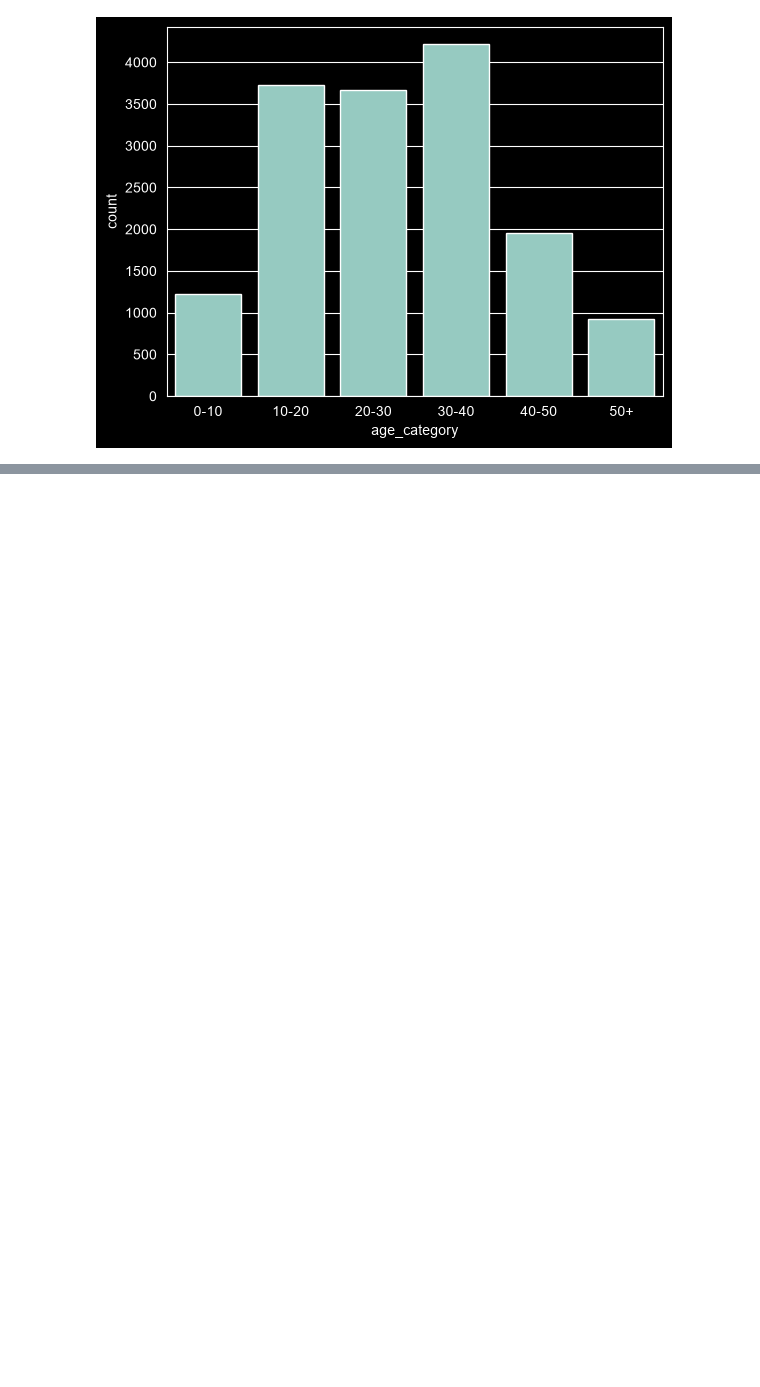
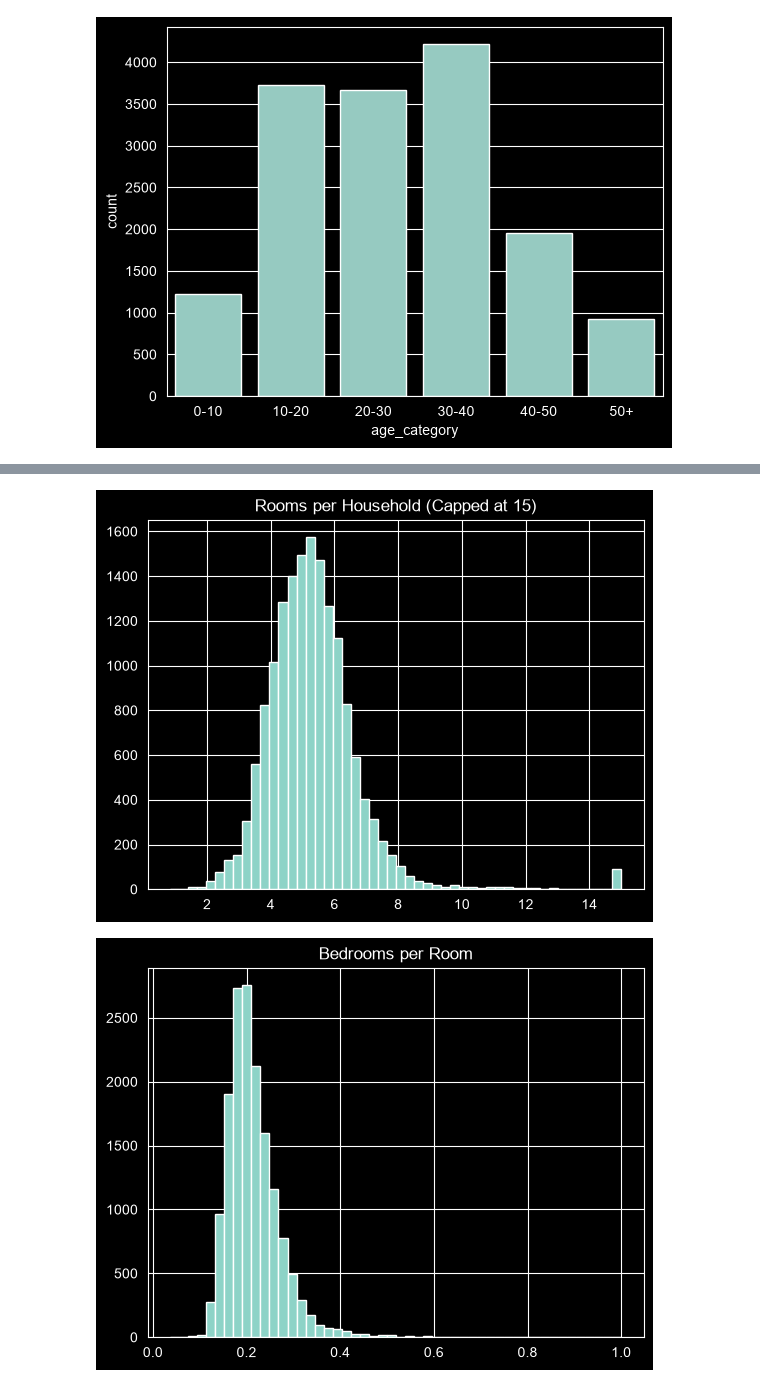
Before and after one commit to Nezzusa/HousingPredictionML, a Jupyter notebook: data Analysis.ipynb, the cells around one changed output, grey strips where cells are left out. Drawn from its saved outputs; the diff is of its cells as text; code cells hidden in the pictures; blank space fills up the shorter version.

```diff
--- a/data Analysis.ipynb
+++ b/data Analysis.ipynb
@@ -265,0 +270,15 @@ train_set.head()
+# %%
+train_set['population_per_household'] = train_set['population']/train_set['households']
+train_set['rooms_per_household'] = train_set['total_rooms']/train_set['households']
+train_set['bedrooms_per_room'] = train_set['total_bedrooms']/train_set['total_rooms']
+# %%
+train_set['rooms_per_household'].clip(upper=15).hist(bins=50)
+plt.title("Rooms per Household (Capped at 15)")
+plt.show()
+
+train_set['bedrooms_per_room'].hist(bins=50)
+plt.title("Bedrooms per Room")
+plt.show()
+# %% [output]
+[figure, added]
+[figure, added]
```
Also changed, not shown: parts of 5 cells of this notebook.
